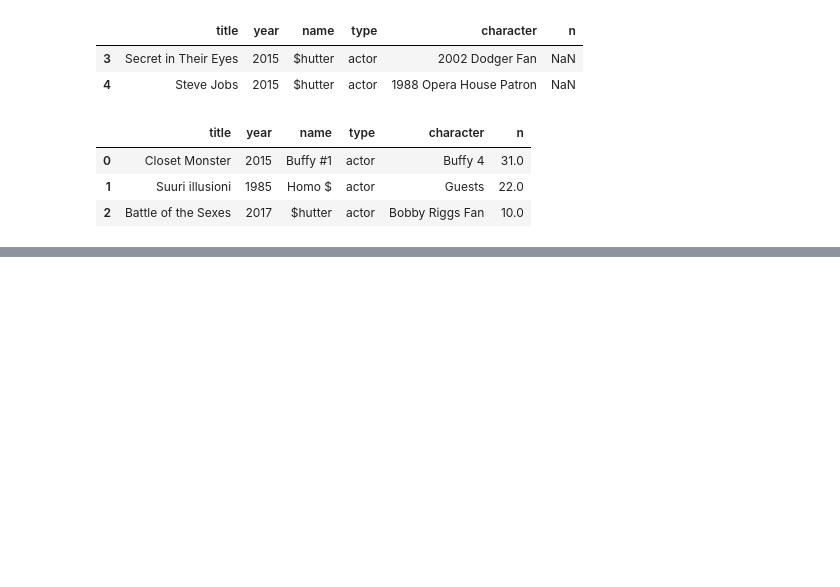
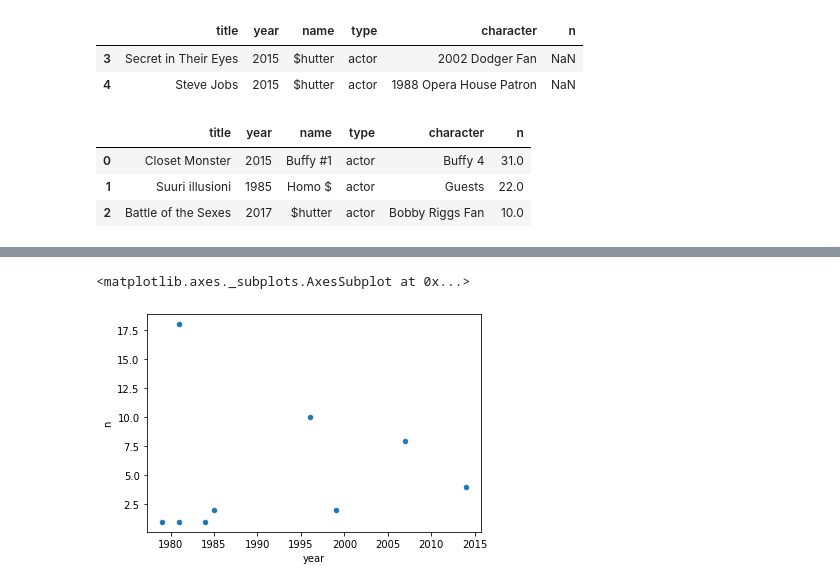
Before and after one commit to GreenSnabl/pycon-pandas-tutorial, a Jupyter notebook: Exercises-1.ipynb, the cells around one changed output, grey strips where cells are left out. Saved outputs shown, nothing was run; the diff lists cells and outputs as text; code cells hidden in the pictures; blank space fills up the shorter version.

```diff
--- a/Exercises-1.ipynb
+++ b/Exercises-1.ipynb
@@ -353,0 +465,7 @@ not_null
+# %%
+c = cast
+c = c[c.character == 'Kermit the Frog']
+c.plot(x = 'year', y='n', kind='scatter')
+# %% [output]
+<matplotlib.axes._subplots.AxesSubplot at 0x...>
+[figure, added]
```
Also changed, not shown: parts of 20 cells of this notebook.
